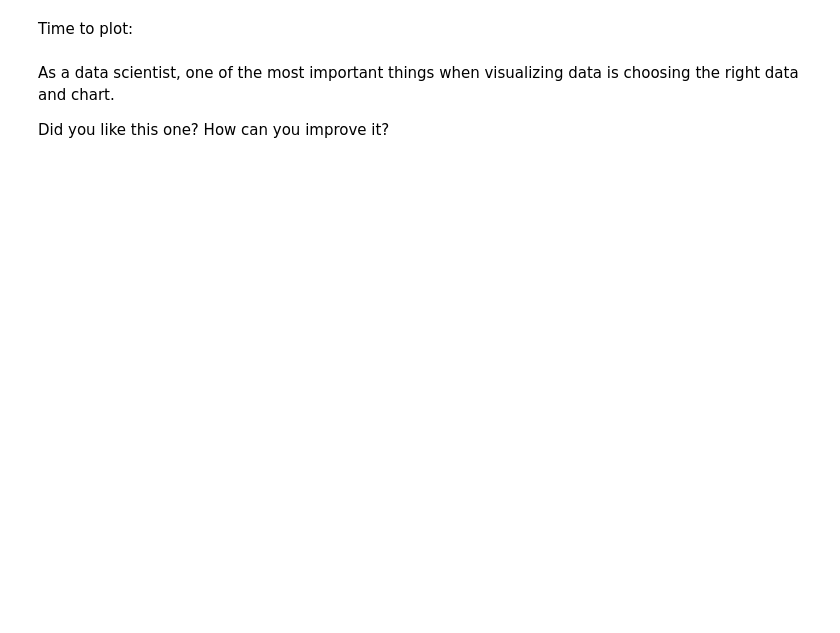
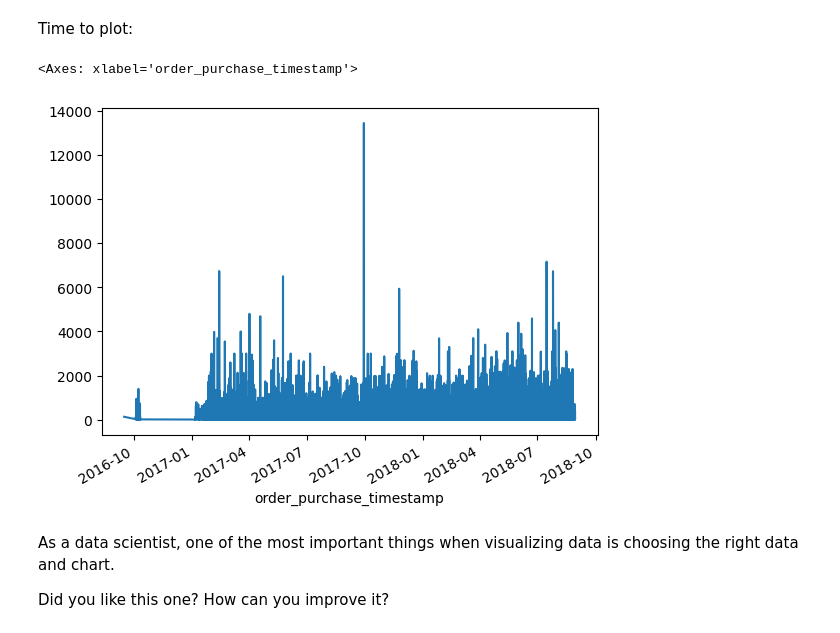
Before and after one commit to SuzukiRyuichiro/batch-2359, a Jupyter notebook: olist-recap/discover_olist.ipynb, the cells around one changed output. Saved outputs shown, nothing was run; the diff lists cells and outputs as text; code cells hidden in the pictures; blank space fills up the shorter version.

```diff
--- a/olist-recap/discover_olist.ipynb
+++ b/olist-recap/discover_olist.ipynb
@@ -327,0 +342,3 @@ Let's solve that. We could do it in SQL, but let's use Pandas this time (remembe
+# %%
+orders_with_count_and_price_df["order_purchase_timestamp"] = pd.to_datetime(orders_with_count_and_price_df["order_purchase_timestamp"])
+orders_with_count_and_price_df
@@ -332,3 +375,8 @@ Time to plot:
+# %%
+orders_with_count_and_price_df.set_index("order_purchase_timestamp").sort_index()['total_price'].plot()
+# %% [output]
+<Axes: xlabel='order_purchase_timestamp'>
+[figure, added]
 # %% [markdown]
 As a data scientist, one of the most important things when visualizing data is choosing the right data and chart.
 
```
Also changed, not shown: parts of 9 cells of this notebook.
